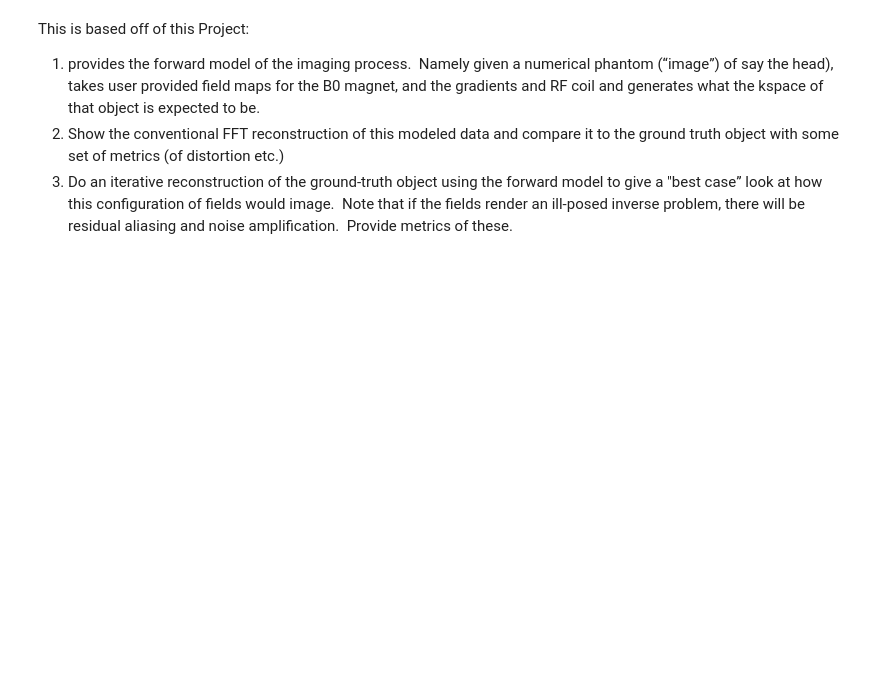
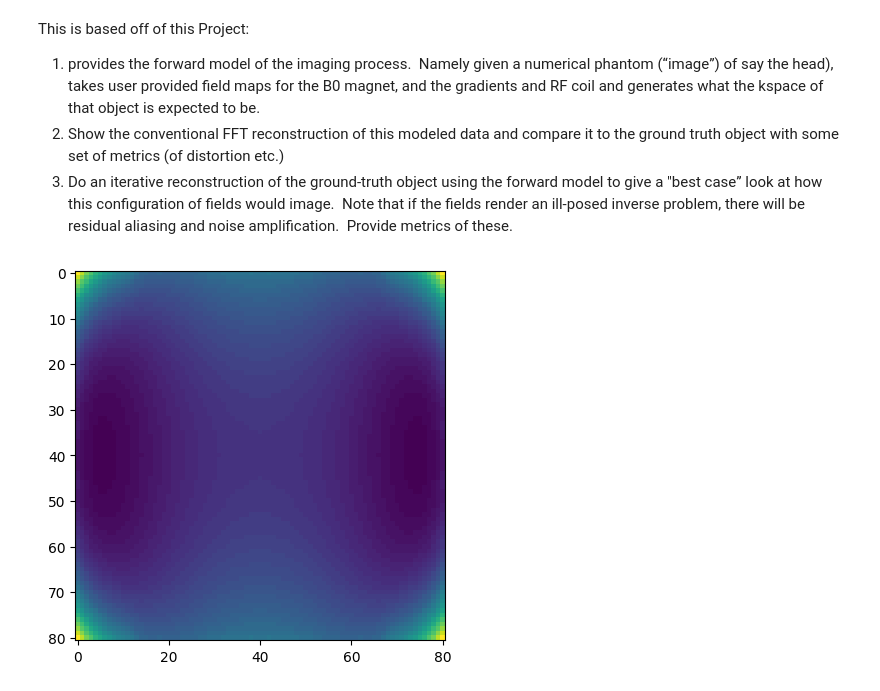
Before and after one commit to MaxStrey/Martinos_MR, a Jupyter notebook: Martinos_project/phantom_generation/phantom_5.ipynb, the cells around one changed output. Drawn from its saved outputs; the diff is of its cells as text; code cells hidden in the pictures; blank space fills up the shorter version.

```diff
--- a/Martinos_project/phantom_generation/phantom_5.ipynb
+++ b/Martinos_project/phantom_generation/phantom_5.ipynb
@@ -7,20 +7,32 @@ This is based off of this Project:
 # %%
 import numpy as np
 import matplotlib.pyplot as plt
 import scipy as sp
 
 N_spins = 81  # Number of spins in each direction
 # Create the phantom
 phantom = np.ones((N_spins, N_spins), dtype=np.complex128)  # All spins start in equilibrium state
 
+
 gamma = 42.58e6  # Gyromagnetic ratio for hydrogen in Hz/T
-G = 1e-3  # Gradient strength in T/m
 
 # Load the CSV B0 data into a NumPy array
 B0 = np.genfromtxt('2Dslice.csv', delimiter=',')
 
 # Calculate the Larmor frequency
-omega0 = B0 * gamma
+gamma = 42.58e6  # Gyromagnetic ratio for hydrogen in Hz/T
+omega0 = B0 * gamma # Larmor frequency in Hz
+h = 6.626e-34  # Planck's constant in Joules Hz e-1
+h_bar = h/(2*np.pi)  # Reduced Planck's constant in Joules s
+k = 1.380649e-23  # Boltzmann's constant in Joules K-1
+T = 300  # Temperature in Kelvin
 
-# Calculate the magnetic field strength
-B = G * omega0
+M0 = N_spins**2 * gamma**2 * h_bar**2 / (4 * k * T)
+
+# Calculate the M0 field
+
+# Plot the magnetic field
+plt.imshow(B0)
+plt.show()
+# %% [output]
+[figure, added]
```
Also changed, not shown: parts of 2 cells of this notebook, 5 other files.
